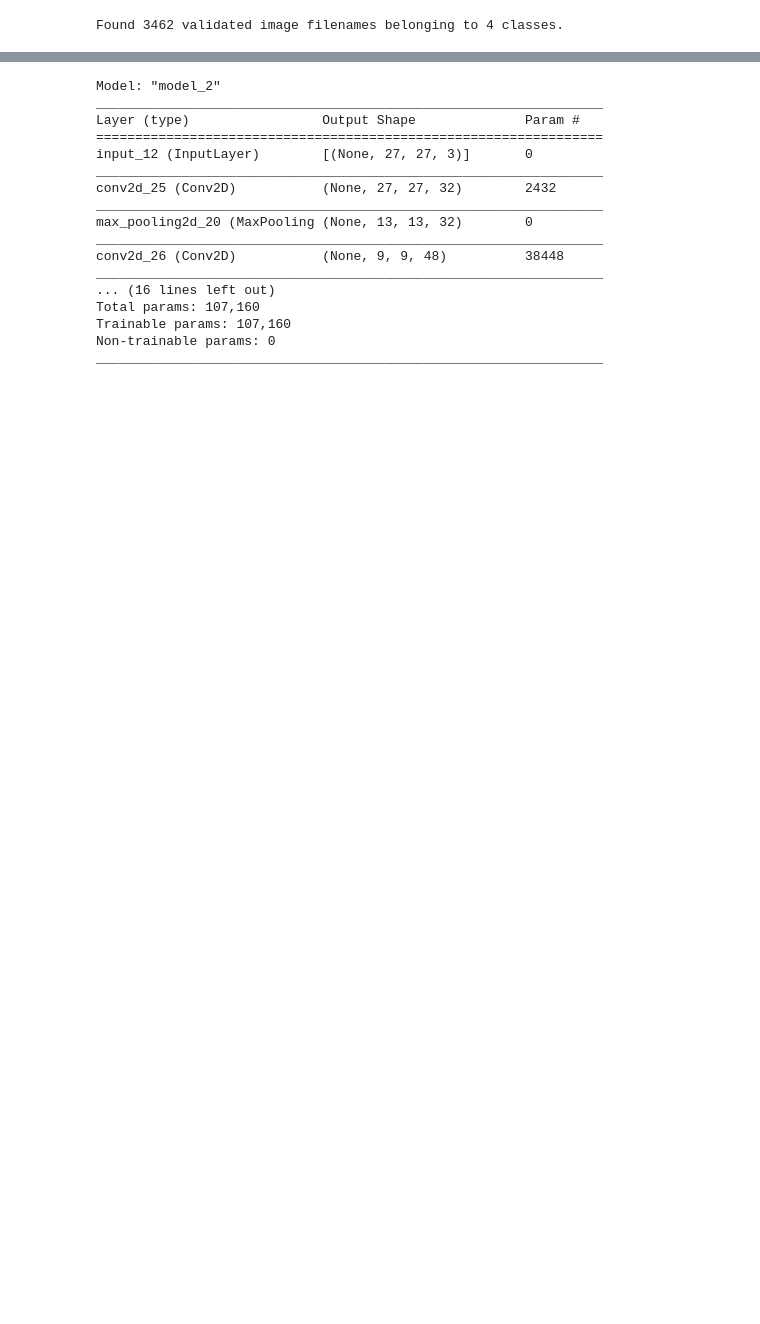
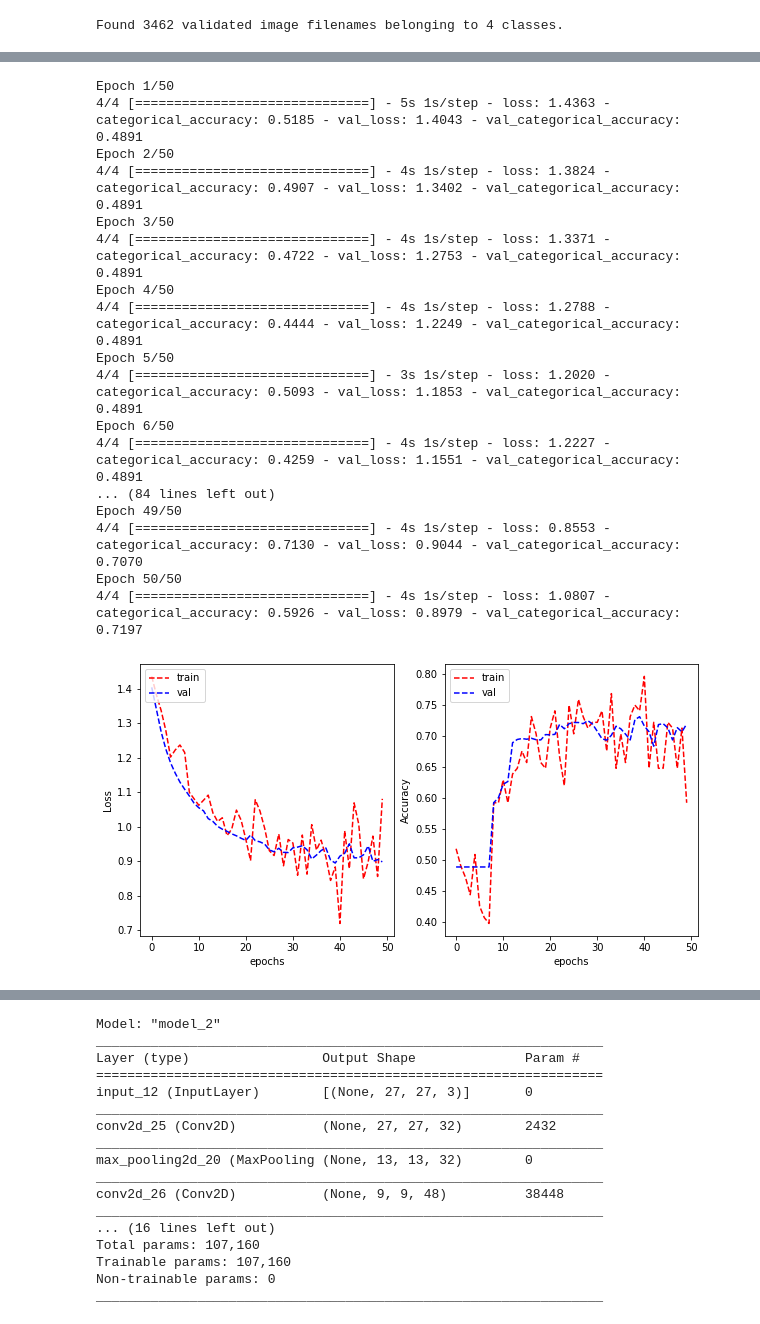
Before and after one commit to ngkarthi71/colon-cancer-analysis, a Jupyter notebook: colon_cancer_analysis.ipynb, the cells around one changed output, grey strips where cells are left out. Saved outputs shown, nothing was run; the diff lists cells and outputs as text; code cells hidden in the pictures; blank space fills up the shorter version.

```diff
--- a/colon_cancer_analysis.ipynb
+++ b/colon_cancer_analysis.ipynb
@@ -175,0 +391,25 @@ base_model.evaluate(cell_train_generator)
+# %%
+cell_history_train = model.fit_generator(cell_train_generator_1, validation_data = cell_validation_generator_1, epochs=50, steps_per_epoch=4)
+
+plot_learning_curve(cell_history_train.history['loss'], cell_history_train.history['val_loss'],
+                    cell_history_train.history['categorical_accuracy'], cell_history_train.history['val_categorical_accuracy'],
+                    metric_name='Accuracy')
+# %% [output]
+Epoch 1/50
+4/4 [==============================] - 5s 1s/step - loss: 1.4363 - categorical_accuracy: 0.5185 - val_loss: 1.4043 - val_categorical_accuracy: 0.4891
+Epoch 2/50
+4/4 [==============================] - 4s 1s/step - loss: 1.3824 - categorical_accuracy: 0.4907 - val_loss: 1.3402 - val_categorical_accuracy: 0.4891
+Epoch 3/50
+4/4 [==============================] - 4s 1s/step - loss: 1.3371 - categorical_accuracy: 0.4722 - val_loss: 1.2753 - val_categorical_accuracy: 0.4891
+Epoch 4/50
+4/4 [==============================] - 4s 1s/step - loss: 1.2788 - categorical_accuracy: 0.4444 - val_loss: 1.2249 - val_categorical_accuracy: 0.4891
+Epoch 5/50
+4/4 [==============================] - 3s 1s/step - loss: 1.2020 - categorical_accuracy: 0.5093 - val_loss: 1.1853 - val_categorical_accuracy: 0.4891
+Epoch 6/50
+4/4 [==============================] - 4s 1s/step - loss: 1.2227 - categorical_accuracy: 0.4259 - val_loss: 1.1551 - val_categorical_accuracy: 0.4891
+... (84 lines left out)
+Epoch 49/50
+4/4 [==============================] - 4s 1s/step - loss: 0.8553 - categorical_accuracy: 0.7130 - val_loss: 0.9044 - val_categorical_accuracy: 0.7070
+Epoch 50/50
+4/4 [==============================] - 4s 1s/step - loss: 1.0807 - categorical_accuracy: 0.5926 - val_loss: 0.8979 - val_categorical_accuracy: 0.7197
+[figure, added]
```
Also changed, not shown: parts of 62 cells of this notebook, 8 other files.
